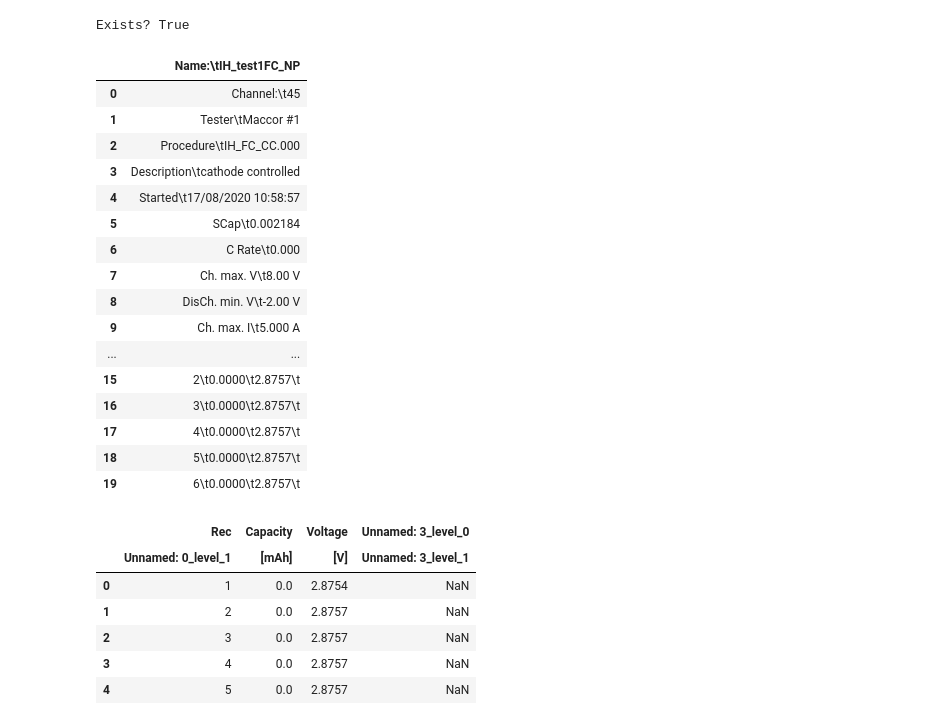
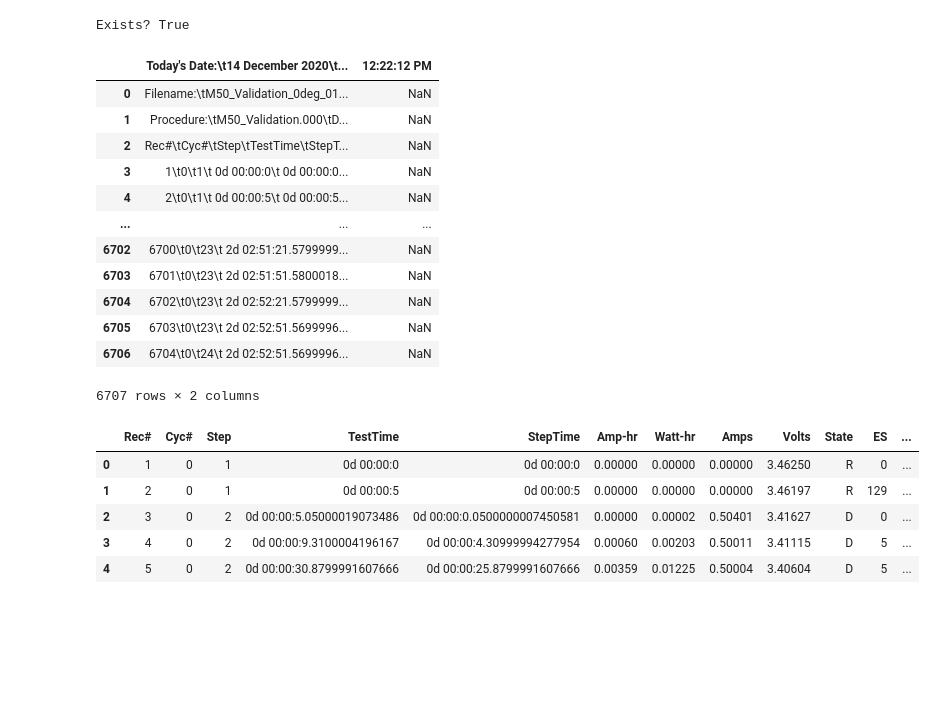
Before and after one commit to jepegit/cellpy, a Jupyter notebook: dev_utils/maccor-txt/001 a Initial-viewing-of-file-1.ipynb, the cells around one changed output. Cells and saved outputs as stored; diff of their text form; code cells hidden in the pictures; blank space fills up the shorter version.

```diff
--- a/dev_utils/maccor-txt/003 Initial-viewing-of-file-3.ipynb
+++ b/dev_utils/maccor-txt/001 a Initial-viewing-of-file-1.ipynb
@@ -30,38 +30,33 @@ C:\scripts\cellpy_dev_resources\2021_leafs_data\Charge-Discharge\Maccor series 4
 C:\scripts\cellpy_dev_resources\2021_leafs_data\Charge-Discharge\Maccor series 4000\01_WMG_Example MACCOR_cycling number.TXT
 C:\scripts\cellpy_dev_resources\2021_leafs_data\Charge-Discharge\Maccor series 4000\01_WMG_Example MACCOR_voltage profiles.TXT
 # %%
-data_file = data_dir / "01_WMG_Example MACCOR_voltage profiles.TXT"
+data_file = data_dir / "01_UBham_M50_Validation_0deg_01.txt"
 print(f"Exists? {data_file.is_file()}")
 # %% [output]
 Exists? True
 # %%
-pd.read_csv(data_file).head(20)
+pd.read_csv(data_file)
 # %% [output]
-|  | Name:\tIH_test1FC_NP |
-| 0 | Channel:\t45 |
-| 1 | Tester\tMaccor #1 |
-| 2 | Procedure\tIH_FC_CC.000 |
-| 3 | Description\tcathode controlled |
-| 4 | Started\t17/08/2020 10:58:57 |
-| 5 | SCap\t0.002184 |
-| 6 | C Rate\t0.000 |
-| 7 | Ch. max. V\t8.00 V |
-| 8 | DisCh. min. V\t-2.00 V |
-| 9 | Ch. max. I\t5.000 A |
-| ... | ... |
-| 15 | 2\t0.0000\t2.8757\t |
-| 16 | 3\t0.0000\t2.8757\t |
-| 17 | 4\t0.0000\t2.8757\t |
-| 18 | 5\t0.0000\t2.8757\t |
-| 19 | 6\t0.0000\t2.8757\t |
+|  | Today's Date:\t14 December 2020\t... | 12:22:12 PM |
+| 0 | Filename:\tM50_Validation_0deg_01... | NaN |
+| 1 | Procedure:\tM50_Validation.000\tD... | NaN |
+| 2 | Rec#\tCyc#\tStep\tTestTime\tStepT... | NaN |
+| 3 | 1\t0\t1\t 0d 00:00:0\t 0d 00:00:0... | NaN |
+| 4 | 2\t0\t1\t 0d 00:00:5\t 0d 00:00:5... | NaN |
+| ... | ... | ... |
+| 6702 | 6700\t0\t23\t 2d 02:51:21.5799999... | NaN |
+| 6703 | 6701\t0\t23\t 2d 02:51:51.5800018... | NaN |
+| 6704 | 6702\t0\t23\t 2d 02:52:21.5799999... | NaN |
+| 6705 | 6703\t0\t23\t 2d 02:52:51.5699996... | NaN |
+| 6706 | 6704\t0\t24\t 2d 02:52:51.5699996... | NaN |
+6707 rows × 2 columns
 # %%
-df = pd.read_csv(data_file, sep="\t", skiprows=12, header=[1,2], )
+df = pd.read_csv(data_file, sep="\t", skiprows=2, header=1)
 df.head()
 # %% [output]
-|  | Rec | Capacity | Voltage | Unnamed: 3_level_0 |
-|  | Unnamed: 0_level_1 | [mAh] | [V] | Unnamed: 3_level_1 |
-| 0 | 1 | 0.0 | 2.8754 | NaN |
-| 1 | 2 | 0.0 | 2.8757 | NaN |
-| 2 | 3 | 0.0 | 2.8757 | NaN |
-| 3 | 4 | 0.0 | 2.8757 | NaN |
-| 4 | 5 | 0.0 | 2.8757 | NaN |
+|  | Rec# | Cyc# | Step | TestTime | StepTime | Amp-hr | Watt-hr | Amps | Volts | State | ES | ... |
+| 0 | 1 | 0 | 1 | 0d 00:00:0 | 0d 00:00:0 | 0.00000 | 0.00000 | 0.00000 | 3.46250 | R | 0 | ... |
+| 1 | 2 | 0 | 1 | 0d 00:00:5 | 0d 00:00:5 | 0.00000 | 0.00000 | 0.00000 | 3.46197 | R | 129 | ... |
+| 2 | 3 | 0 | 2 | 0d 00:00:5.05000019073486 | 0d 00:00:0.0500000007450581 | 0.00000 | 0.00002 | 0.50401 | 3.41627 | D | 0 | ... |
+| 3 | 4 | 0 | 2 | 0d 00:00:9.3100004196167 | 0d 00:00:4.30999994277954 | 0.00060 | 0.00203 | 0.50011 | 3.41115 | D | 5 | ... |
+| 4 | 5 | 0 | 2 | 0d 00:00:30.8799991607666 | 0d 00:00:25.8799991607666 | 0.00359 | 0.01225 | 0.50004 | 3.40604 | D | 5 | ... |
```
Also changed, not shown: parts of 6 cells of this notebook, 3 other files.
